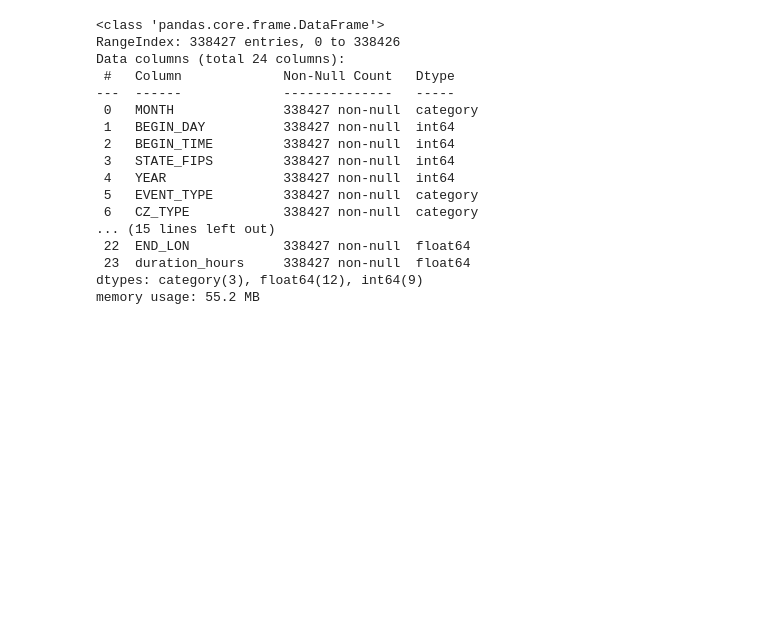
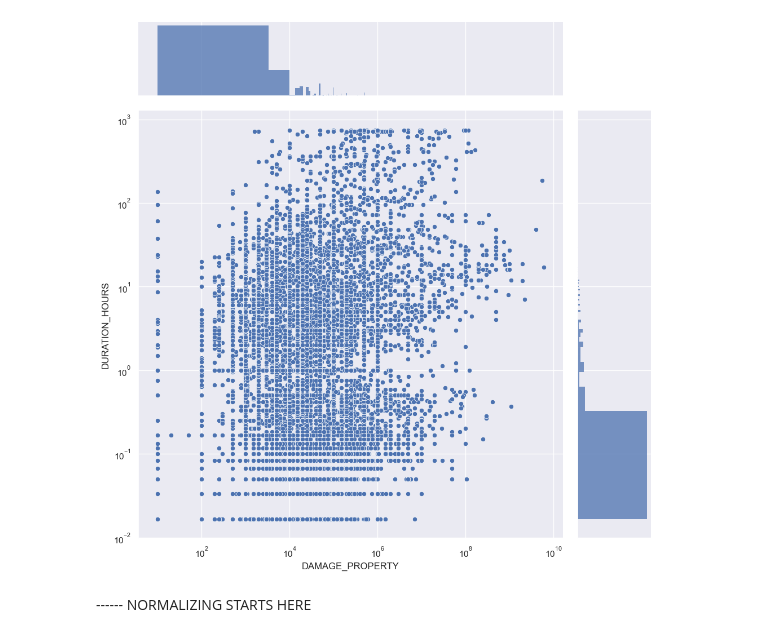
Before and after one commit to HeinS04/MA0218-miniproj, a Jupyter notebook: Stormanalysis.ipynb, the cells around one changed output. Cells and saved outputs as stored; diff of their text form; code cells hidden in the pictures; blank space fills up the shorter version.

```diff
--- a/Stormanalysis.ipynb
+++ b/Stormanalysis.ipynb
@@ -11,13 +11,11 @@ data2023 = pd.read_csv('StormEvents_details-ftp_v1.0_d2023_c20250317.csv')
 data2022 = pd.read_csv('StormEvents_details-ftp_v1.0_d2022_c20241121.csv')
 data2021 = pd.read_csv('StormEvents_details-ftp_v1.0_d2021_c20240716.csv')
 data2020 = pd.read_csv('StormEvents_details-ftp_v1.0_d2020_c20240620.csv')
-stormdata2 = pd.concat([data2020, data2021, data2022, data2023, data2024], ignore_index=True)
+stormdata2 = pd.concat([data2020, data2021, data2022, data2023], ignore_index=True)
 stormdata3 = stormdata2.drop(columns=[
     'EPISODE_ID', 'EVENT_ID', 'BEGIN_DATE_TIME', 'END_DATE_TIME',
     'MONTH_NAME', 'STATE', 'CZ_NAME', 'WFO', 'BEGIN_LOCATION',
     'END_LOCATION', 'BEGIN_AZIMUTH', 'END_AZIMUTH', 'TOR_OTHER_WFO',
     'TOR_OTHER_CZ_STATE', 'TOR_OTHER_CZ_NAME', 'CZ_TIMEZONE',
     'EPISODE_NARRATIVE', 'EVENT_NARRATIVE', 'SOURCE', 'MAGNITUDE_TYPE',
-    'FLOOD_CAUSE', 'CATEGORY', 'TOR_F_SCALE', 'DATA_SOURCE', 'DAMAGE_CROPS'])
-
-stormdata3.head(n=10)
+    'FLOOD_CAUSE', 'CATEGORY', 'TOR_F_SCALE', 'DATA_SOURCE', 'DAMAGE_CROPS', 'TOR_OTHER_CZ_FIPS', 'INJURIES_DIRECT', 'INJURIES_INDIRECT', 'DEATHS_DIRECT', 'DEATHS_INDIRECT'])
@@ -95,4 +87,0 @@ stormdata.head(n=10)
-# %%
-stormdata.rename(columns={'BEGIN_YEARMONTH': 'MONTH'}, inplace=True)
-stormdata['MONTH'] = stormdata['MONTH'].astype(str).str[-2:]
-stormdata.head(n=10)
@@ -157,4 +103,6 @@ Requirement already satisfied: MarkupSafe>=2.0 in c:\users\heins\anaconda3\lib\s
 # %%
+#cleaned data
+
 def convert_damage(value):
     if pd.isna(value):
         return 0.0
@@ -170,22 +118,37 @@ def convert_damage(value):
 
 # Apply to the DAMAGE_PROPERTY column
 stormdata['DAMAGE_PROPERTY'] = stormdata['DAMAGE_PROPERTY'].apply(convert_damage).astype(float)
-stormdata.info()
+
+data2024['DAMAGE_PROPERTY'] = data2024['DAMAGE_PROPERTY'].apply(convert_damage).astype(float)
+
+# Fill NaN in DAMAGE_PROPERTY with 0 for both dataframes
+stormdata[['DAMAGE_PROPERTY', 'DURATION_HOURS', 'MAGNITUDE']] = stormdata[['DAMAGE_PROPERTY', 'DURATION_HOURS', 'MAGNITUDE']].fillna(0)
+data2024[['DAMAGE_PROPERTY', 'DURATION_HOURS']] = stormdata[['DAMAGE_PROPERTY', 'DURATION_HOURS']].fillna(0)
+
+# Drop rows in stormdata
+stormdata = stormdata[stormdata['DAMAGE_PROPERTY'] != 0]
+stormdata = stormdata[stormdata['DURATION_HOURS'] != 0]
+
+# Drop rows in data2024
+data2024 = data2024[data2024['DAMAGE_PROPERTY'] != 0]
+data2024 = data2024[data2024['DURATION_HOURS'] != 0]
+
+stormdata['DAMAGE_PROPERTY'] = (stormdata['DAMAGE_PROPERTY'] / 10000).round().astype(int)
+data2024['DAMAGE_PROPERTY'] = (data2024['DAMAGE_PROPERTY'] / 10000).round().astype(int)
-# %% [output]
-<class 'pandas.core.frame.DataFrame'>
-RangeIndex: 338427 entries, 0 to 338426
-Data columns (total 24 columns):
- #   Column             Non-Null Count   Dtype
----  ------             --------------   -----
- 0   MONTH              338427 non-null  category
- 1   BEGIN_DAY          338427 non-null  int64
- 2   BEGIN_TIME         338427 non-null  int64
- 3   STATE_FIPS         338427 non-null  int64
- 4   YEAR               338427 non-null  int64
- 5   EVENT_TYPE         338427 non-null  category
- 6   CZ_TYPE            338427 non-null  category
-... (15 lines left out)
- 22  END_LON            338427 non-null  float64
- 23  duration_hours     338427 non-null  float64
-dtypes: category(3), float64(12), int64(9)
-memory usage: 55.2 MB
+# %%
+jointDF = pd.concat([pd.DataFrame(stormdata['DAMAGE_PROPERTY']), pd.DataFrame(stormdata['DURATION_HOURS'])], axis = 1).reindex(stormdata['DAMAGE_PROPERTY'].index)
+# Draw jointplot of the two variables in the joined dataframe
+# Create the jointplot
+g = sb.jointplot(data=jointDF, x='DAMAGE_PROPERTY', y='DURATION_HOURS', height=10)
+
+# Set log scales
+g.ax_joint.set_xscale('log')
+g.ax_joint.set_yscale('log')
+
+# Optional: adjust marginal plots if desired
+g.ax_marg_x.set_xscale('log')
+g.ax_marg_y.set_yscale('log')
+
+plt.show()
+# %% [output]
+[figure, added]
@@ -191,0 +160,5 @@ memory usage: 55.2 MB
+# %% [markdown]
+
+
+
+------   NORMALIZING STARTS HERE
```
Also changed, not shown: parts of 16 cells of this notebook.
